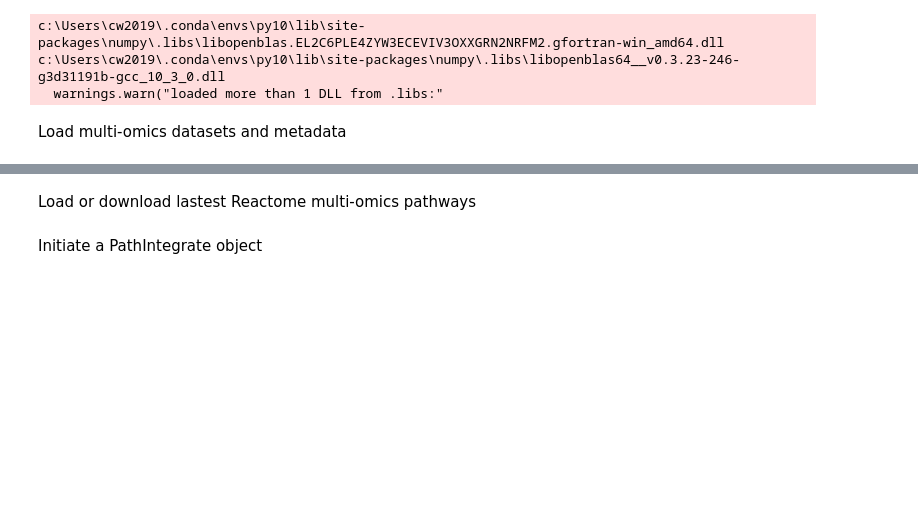
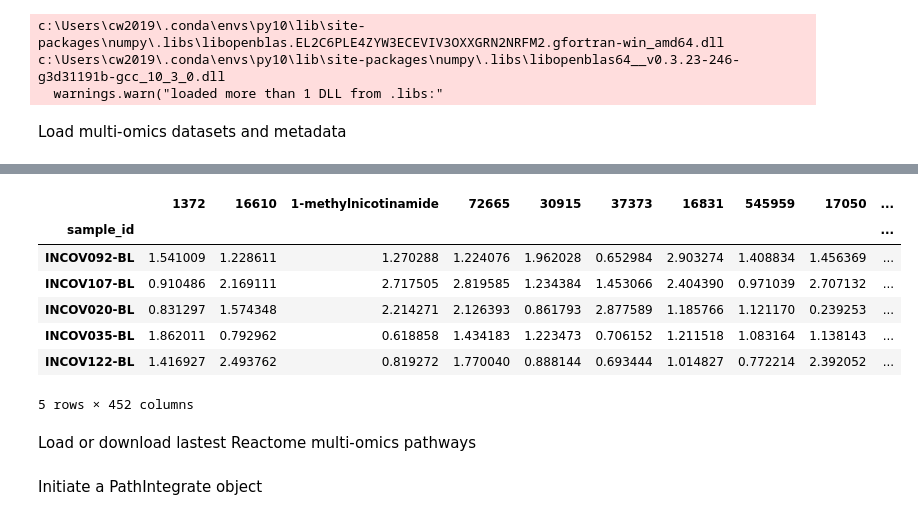
Before and after one commit to cwieder/PathIntegrate, a Jupyter notebook: quickstart.ipynb, the cells around one changed output, grey strips where cells are left out. Saved outputs shown, nothing was run; the diff lists cells and outputs as text; code cells hidden in the pictures; blank space fills up the shorter version.

```diff
--- a/quickstart.ipynb
+++ b/quickstart.ipynb
@@ -42,3 +57,14 @@ prot = pd.read_csv('D:\PathIntegrate\src\pathintegrate\data\proteomics_example.c
+# %%
+metab.head()
+# %% [output]
+|  | 1372 | 16610 | 1-methylnicotinamide | 72665 | 30915 | 37373 | 16831 | 545959 | 17050 | ... |
+| sample_id |  |  |  |  |  |  |  |  |  | ... |
+| INCOV092-BL | 1.541009 | 1.228611 | 1.270288 | 1.224076 | 1.962028 | 0.652984 | 2.903274 | 1.408834 | 1.456369 | ... |
+| INCOV107-BL | 0.910486 | 2.169111 | 2.717505 | 2.819585 | 1.234384 | 1.453066 | 2.404390 | 0.971039 | 2.707132 | ... |
+| INCOV020-BL | 0.831297 | 1.574348 | 2.214271 | 2.126393 | 0.861793 | 2.877589 | 1.185766 | 1.121170 | 0.239253 | ... |
+| INCOV035-BL | 1.862011 | 0.792962 | 0.618858 | 1.434183 | 1.223473 | 0.706152 | 1.211518 | 1.083164 | 1.138143 | ... |
+| INCOV122-BL | 1.416927 | 2.493762 | 0.819272 | 1.770040 | 0.888144 | 0.693444 | 1.014827 | 0.772214 | 2.392052 | ... |
+5 rows × 452 columns
 # %% [markdown]
 Load or download lastest Reactome multi-omics pathways
 # %%
```
Also changed, not shown: parts of 25 cells of this notebook, 1 other file.
